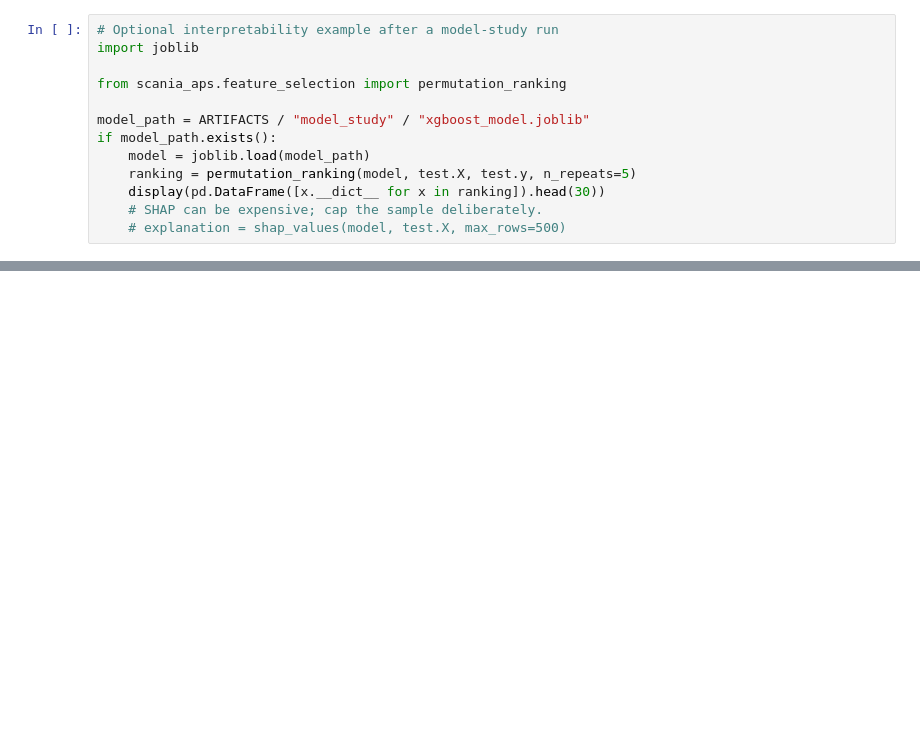
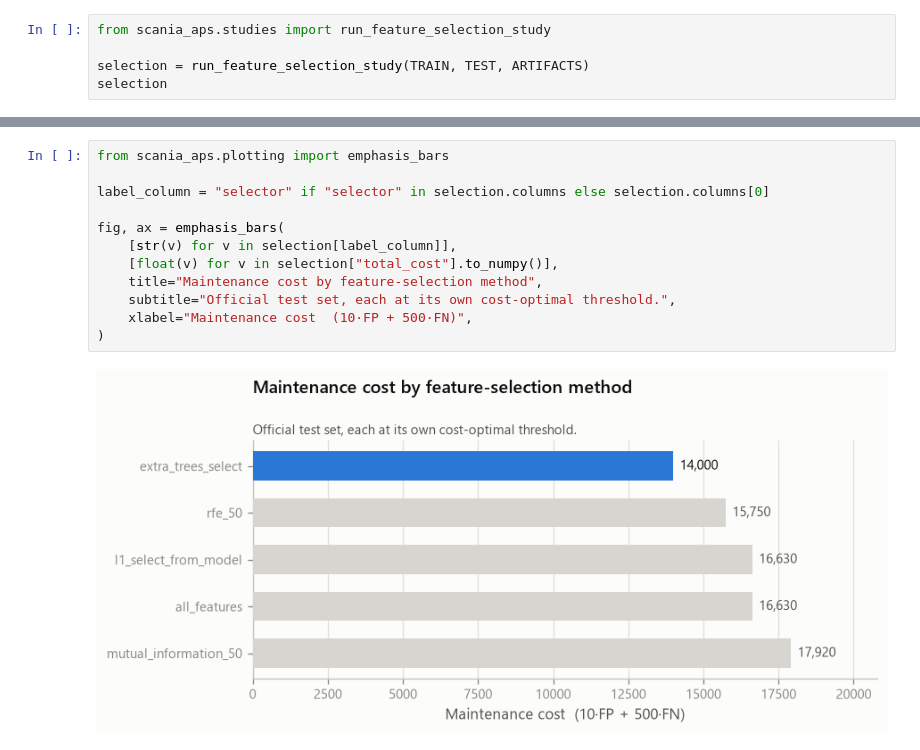
Before and after one commit to DiogoRibeiro7/scania-aps-cost, a Jupyter notebook: experiments/11_feature_selection.ipynb, the cells around one changed output, grey strips where cells are left out. Cells and saved outputs as stored; diff of their text form; blank space fills up the shorter version.

```diff
--- a/experiments/11_feature_selection.ipynb
+++ b/experiments/11_feature_selection.ipynb
@@ -26,13 +57,5 @@ run_feature_selection_study(TRAIN, TEST, ARTIFACTS)
 # %%
-# Optional interpretability example after a model-study run
-import joblib
+from scania_aps.studies import run_feature_selection_study
 
-from scania_aps.feature_selection import permutation_ranking
-
-model_path = ARTIFACTS / "model_study" / "xgboost_model.joblib"
-if model_path.exists():
-    model = joblib.load(model_path)
-    ranking = permutation_ranking(model, test.X, test.y, n_repeats=5)
-    display(pd.DataFrame([x.__dict__ for x in ranking]).head(30))
-    # SHAP can be expensive; cap the sample deliberately.
-    # explanation = shap_values(model, test.X, max_rows=500)
+selection = run_feature_selection_study(TRAIN, TEST, ARTIFACTS)
+selection
@@ -38,0 +69,14 @@ if model_path.exists():
+# %%
+from scania_aps.plotting import emphasis_bars
+
+label_column = "selector" if "selector" in selection.columns else selection.columns[0]
+
+fig, ax = emphasis_bars(
+    [str(v) for v in selection[label_column]],
+    [float(v) for v in selection["total_cost"].to_numpy()],
+    title="Maintenance cost by feature-selection method",
+    subtitle="Official test set, each at its own cost-optimal threshold.",
+    xlabel="Maintenance cost  (10·FP + 500·FN)",
+)
+# %% [output]
+[figure, added]
```
Also changed, not shown: parts of 10 cells of this notebook, 19 other files.
